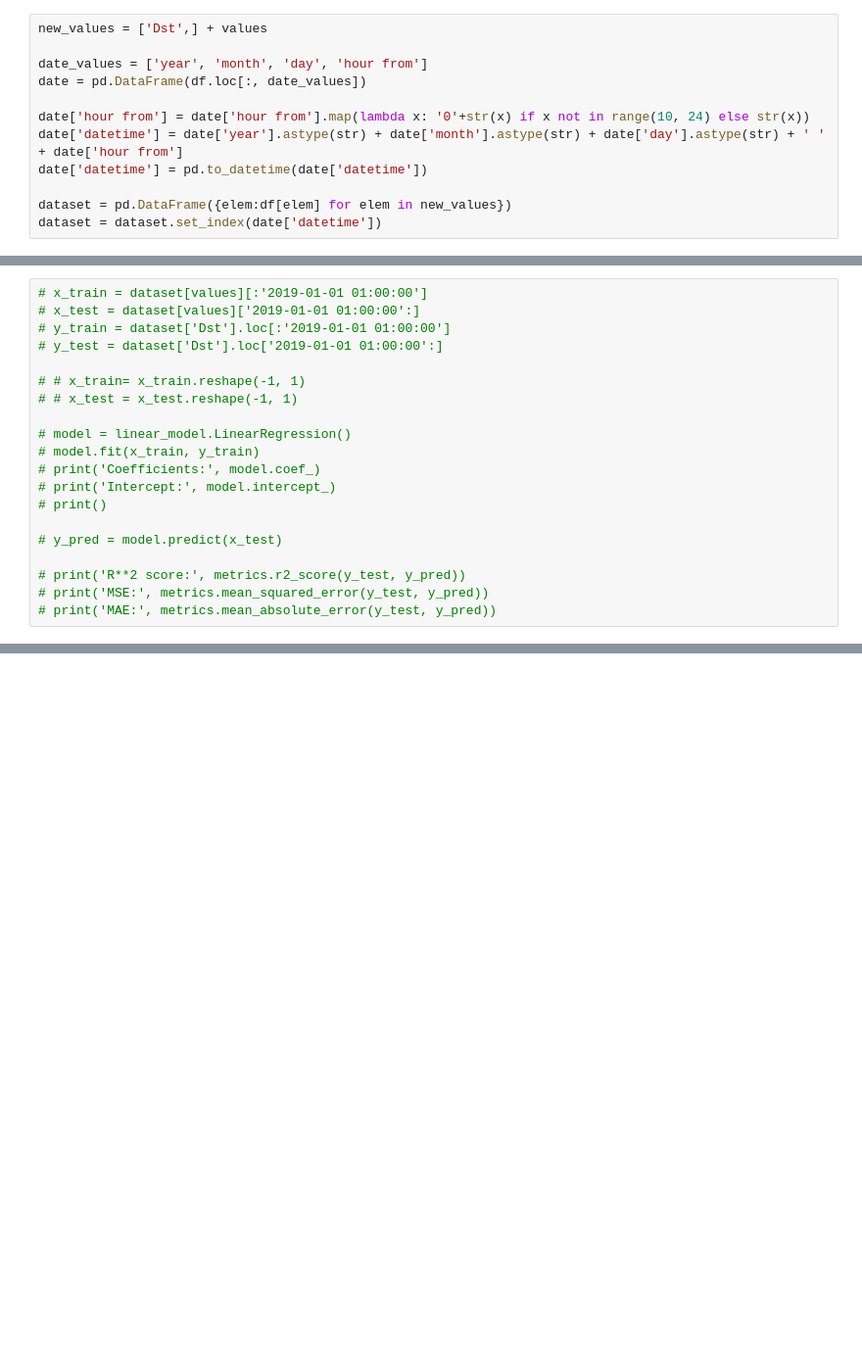
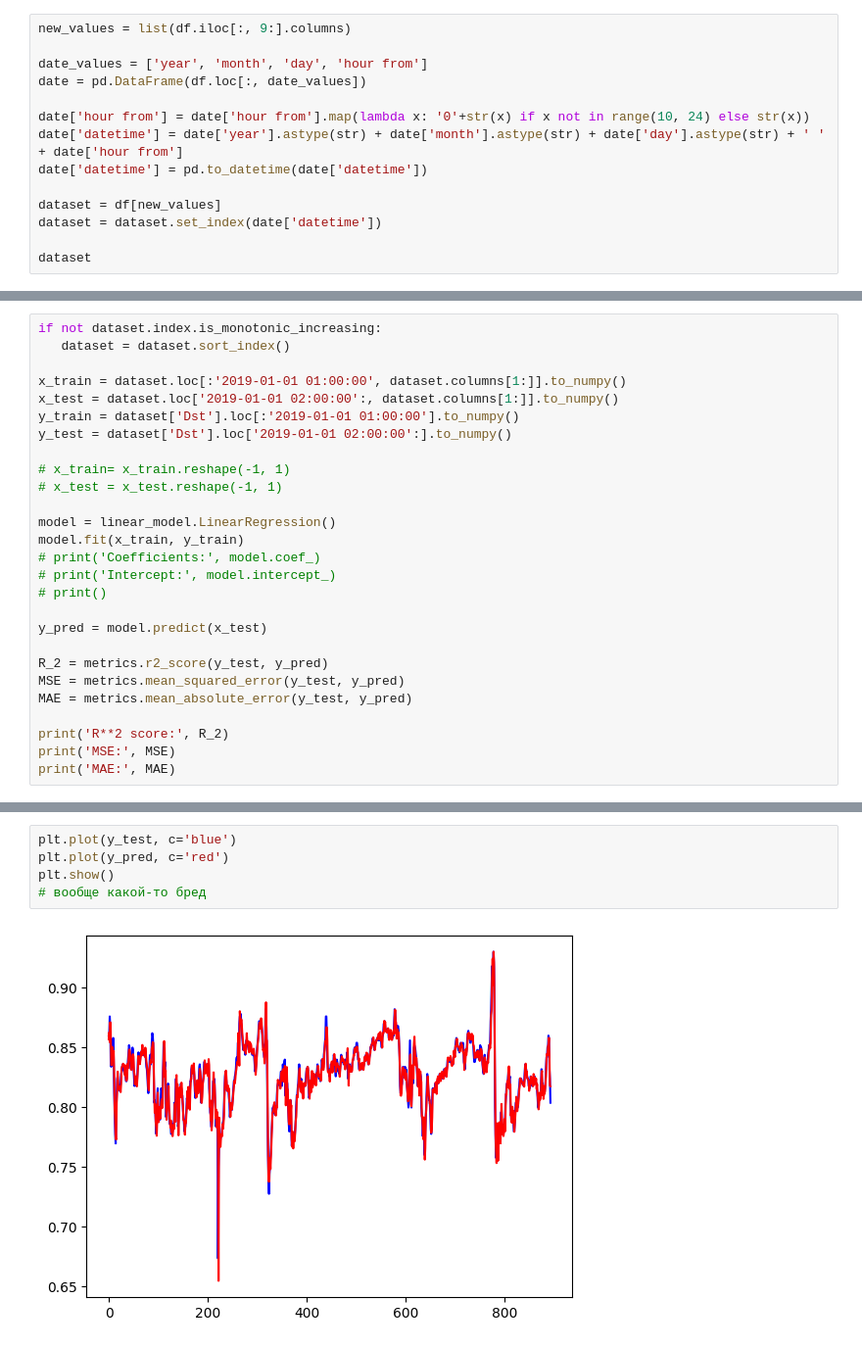
Before and after one commit to pyatikop/dst, a Jupyter notebook: code.ipynb, the cells around one changed output, grey strips where cells are left out. Shown at 98% size. Saved outputs shown, nothing was run; the diff lists cells and outputs as text; blank space fills up the shorter version.

```diff
--- a/code.ipynb
+++ b/code.ipynb
@@ -58,5 +76,5 @@ for elem in values:
 # %%
-new_values = ['Dst',] + values
+new_values = list(df.iloc[:, 9:].columns)
 
 date_values = ['year', 'month', 'day', 'hour from']
 date = pd.DataFrame(df.loc[:, date_values])
@@ -65,5 +83,7 @@ date['hour from'] = date['hour from'].map(lambda x: '0'+str(x) if x not in range
 date['datetime'] = date['year'].astype(str) + date['month'].astype(str) + date['day'].astype(str) + ' ' + date['hour from']
 date['datetime'] = pd.to_datetime(date['datetime'])
 
-dataset = pd.DataFrame({elem:df[elem] for elem in new_values})
+dataset = df[new_values]
 dataset = dataset.set_index(date['datetime'])
+
+dataset
@@ -97,21 +181,28 @@ MAE: 7.083373965088207
 # %%
-# x_train = dataset[values][:'2019-01-01 01:00:00']
-# x_test = dataset[values]['2019-01-01 01:00:00':]
-# y_train = dataset['Dst'].loc[:'2019-01-01 01:00:00']
-# y_test = dataset['Dst'].loc['2019-01-01 01:00:00':]
+if not dataset.index.is_monotonic_increasing:
+   dataset = dataset.sort_index()
 
-# # x_train= x_train.reshape(-1, 1)
-# # x_test = x_test.reshape(-1, 1)
+x_train = dataset.loc[:'2019-01-01 01:00:00', dataset.columns[1:]].to_numpy()
+x_test = dataset.loc['2019-01-01 02:00:00':, dataset.columns[1:]].to_numpy()
+y_train = dataset['Dst'].loc[:'2019-01-01 01:00:00'].to_numpy()
+y_test = dataset['Dst'].loc['2019-01-01 02:00:00':].to_numpy()
 
-# model = linear_model.LinearRegression()
-# model.fit(x_train, y_train)
+# x_train= x_train.reshape(-1, 1)
+# x_test = x_test.reshape(-1, 1)
+
+model = linear_model.LinearRegression()
+model.fit(x_train, y_train)
 # print('Coefficients:', model.coef_)
 # print('Intercept:', model.intercept_)
 # print()
 
-# y_pred = model.predict(x_test)
+y_pred = model.predict(x_test)
 
-# print('R**2 score:', metrics.r2_score(y_test, y_pred))
-# print('MSE:', metrics.mean_squared_error(y_test, y_pred))
-# print('MAE:', metrics.mean_absolute_error(y_test, y_pred))
+R_2 = metrics.r2_score(y_test, y_pred)
+MSE = metrics.mean_squared_error(y_test, y_pred)
+MAE = metrics.mean_absolute_error(y_test, y_pred)
+
+print('R**2 score:', R_2)
+print('MSE:', MSE)
+print('MAE:', MAE)
 # %% [output]
@@ -140,0 +224,7 @@ plt.show()
+# %%
+plt.plot(y_test, c='blue')
+plt.plot(y_pred, c='red')
+plt.show()
+# вообще какой-то бред
+# %% [output]
+[figure, added]
```
Also changed, not shown: parts of 11 cells of this notebook.
